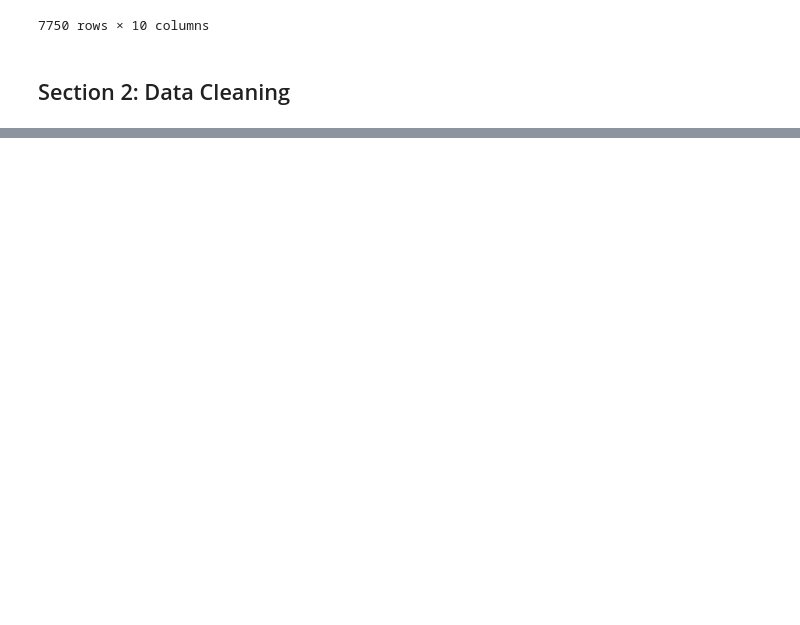
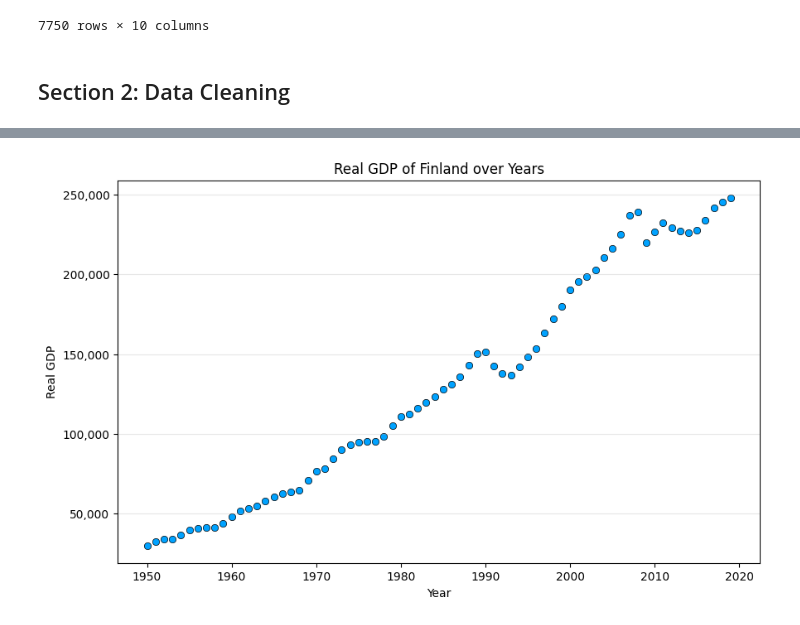
Before and after one commit to jxy-ygjm/EC1B1-Mini-Assessment, a Jupyter notebook: Mini Assessment.ipynb, the cells around one changed output, grey strips where cells are left out. Drawn from its saved outputs; the diff is of its cells as text; code cells hidden in the pictures; blank space fills up the shorter version.

```diff
--- a/Mini Assessment.ipynb
+++ b/Mini Assessment.ipynb
@@ -117,0 +243,26 @@ print(empty_emp_rows)
+# %%
+# Create the scatterplot
+fig, ax = plt.subplots(figsize=(10, 6))
+
+# Customise the data points with a specific color and edge
+ax.scatter(
+    finland_data["year"],
+    finland_data["Real GDP"],
+    facecolor="#00a2ff",
+    edgecolor='black',
+    linewidth=0.5
+)
+
+ax.set_title("Real GDP of Finland over Years")
+ax.set_xlabel("Year")
+ax.set_ylabel("Real GDP")
+
+# Remove vertical grid lines and make horizontal ones faint
+ax.grid(axis="y", alpha=0.3)
+
+# Format y-axis with comma separators
+ax.yaxis.set_major_formatter(StrMethodFormatter("{x:,.0f}"))
+
+plt.show()
+# %% [output]
+[figure, added]
```
Also changed, not shown: parts of 27 cells of this notebook.
